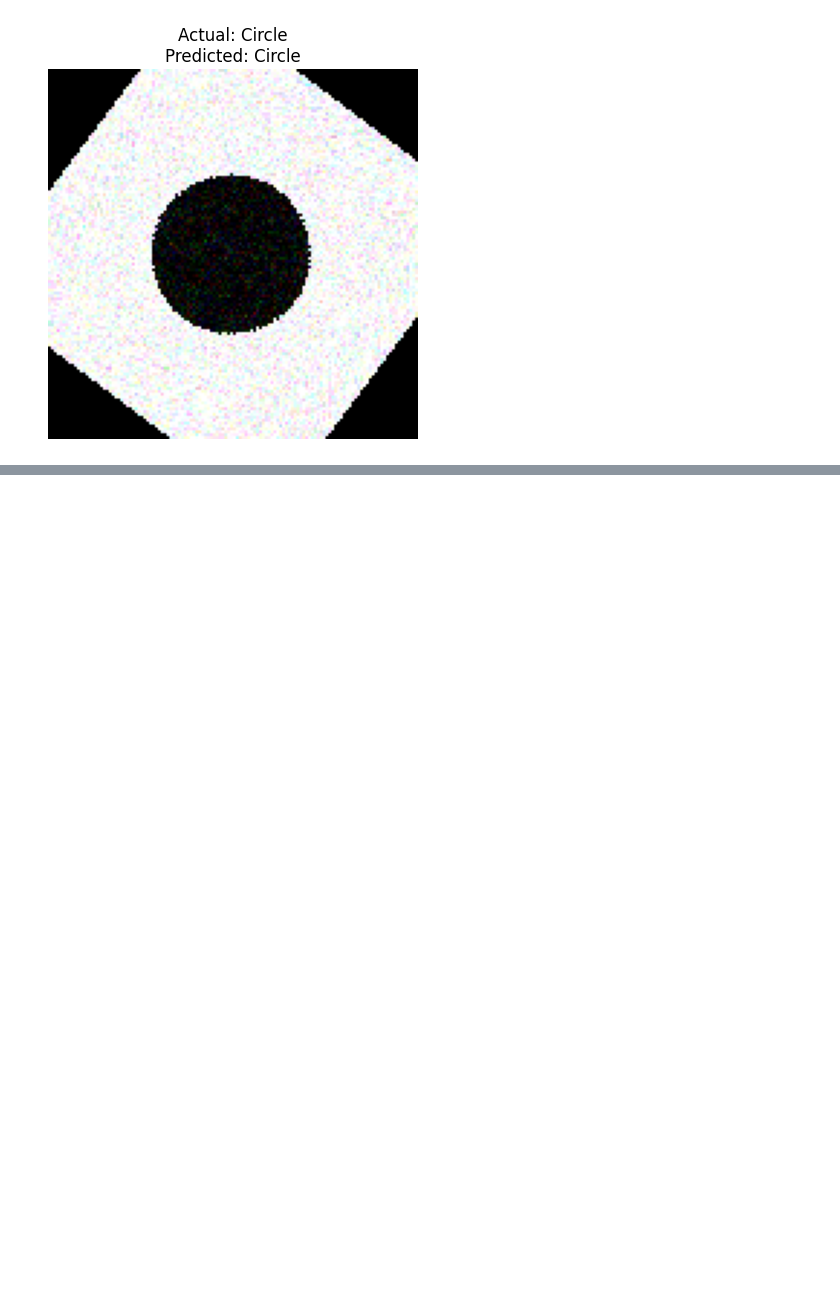
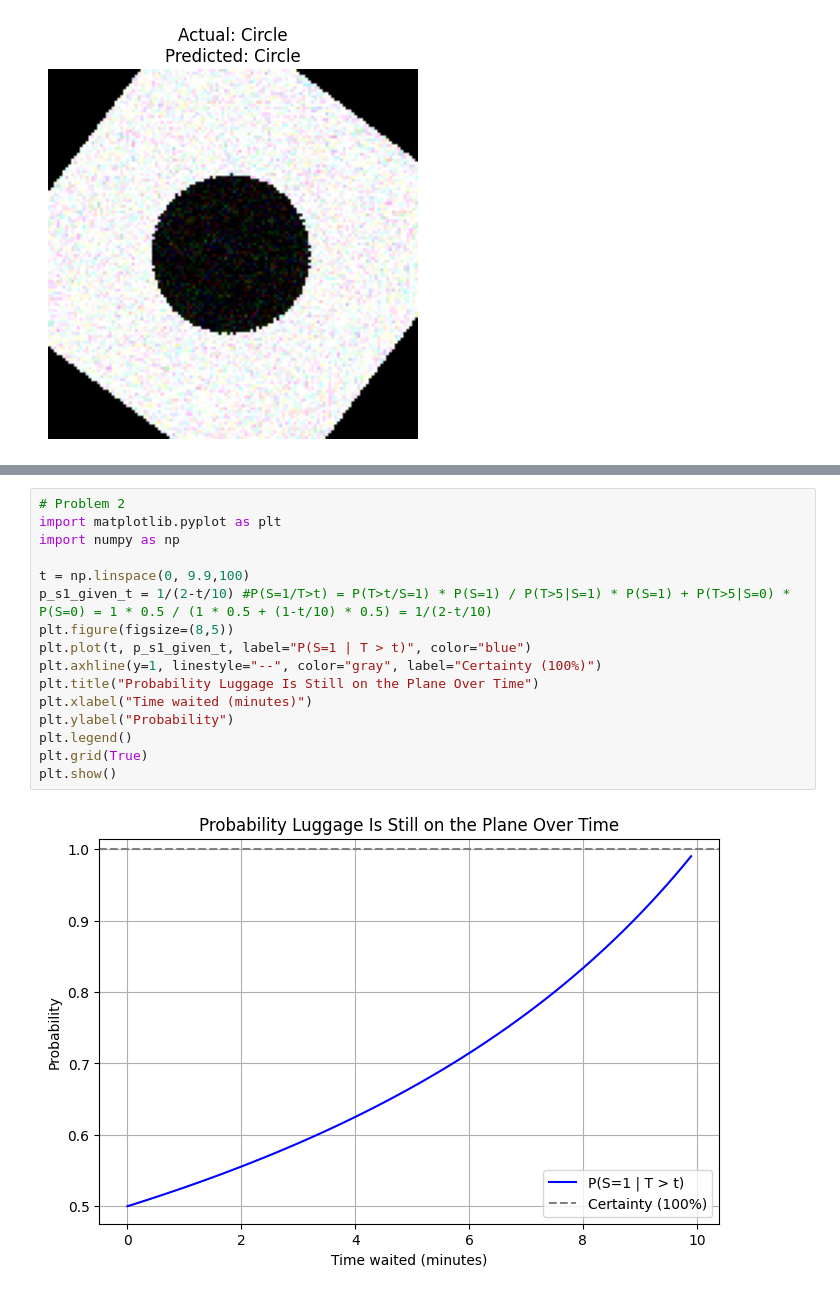
Before and after one commit to wenlianghuang/assignment-train-pytorch, a Jupyter notebook: Homework.ipynb, the cells around one changed output, grey strips where cells are left out. Cells and saved outputs as stored; diff of their text form; blank space fills up the shorter version.

```diff
--- a/Homework.ipynb
+++ b/Homework.ipynb
@@ -508,0 +525,18 @@ Actual: Circle, Predicted: Circle
+# %%
+# Problem 2
+import matplotlib.pyplot as plt
+import numpy as np
+
+t = np.linspace(0, 9.9,100)
+p_s1_given_t = 1/(2-t/10) #P(S=1/T>t) = P(T>t/S=1) * P(S=1) / P(T>5|S=1) * P(S=1) + P(T>5|S=0) * P(S=0) = 1 * 0.5 / (1 * 0.5 + (1-t/10) * 0.5) = 1/(2-t/10)
+plt.figure(figsize=(8,5))
+plt.plot(t, p_s1_given_t, label="P(S=1 | T > t)", color="blue")
+plt.axhline(y=1, linestyle="--", color="gray", label="Certainty (100%)")
+plt.title("Probability Luggage Is Still on the Plane Over Time")
+plt.xlabel("Time waited (minutes)")
+plt.ylabel("Probability")
+plt.legend()
+plt.grid(True)
+plt.show()
+# %% [output]
+[figure, added]
```
Also changed, not shown: parts of 2 cells of this notebook, 1 other file.
